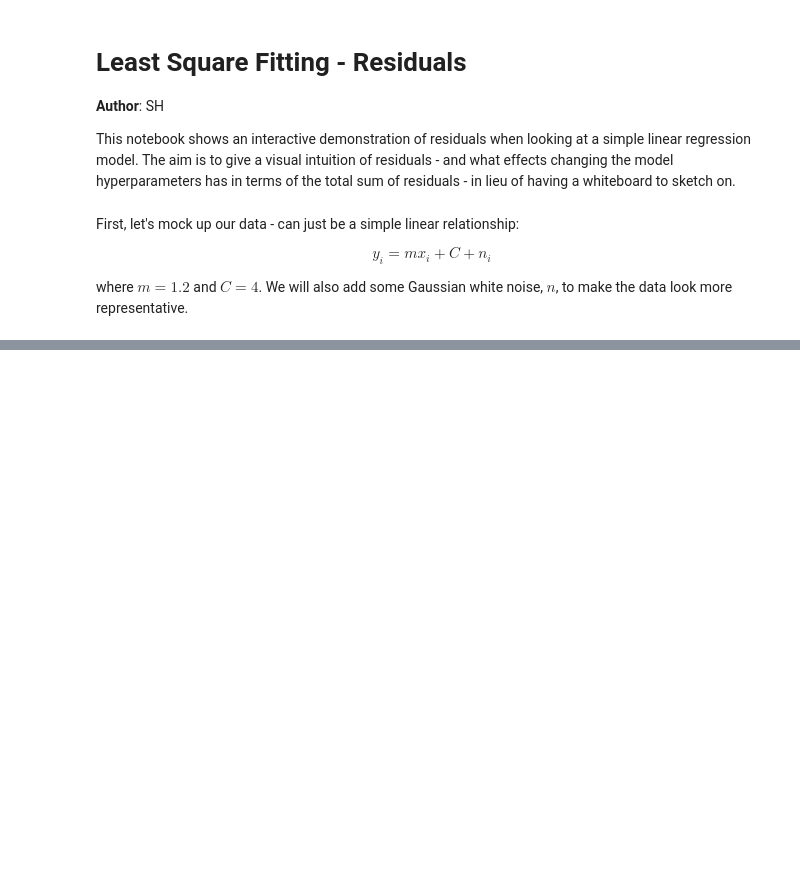
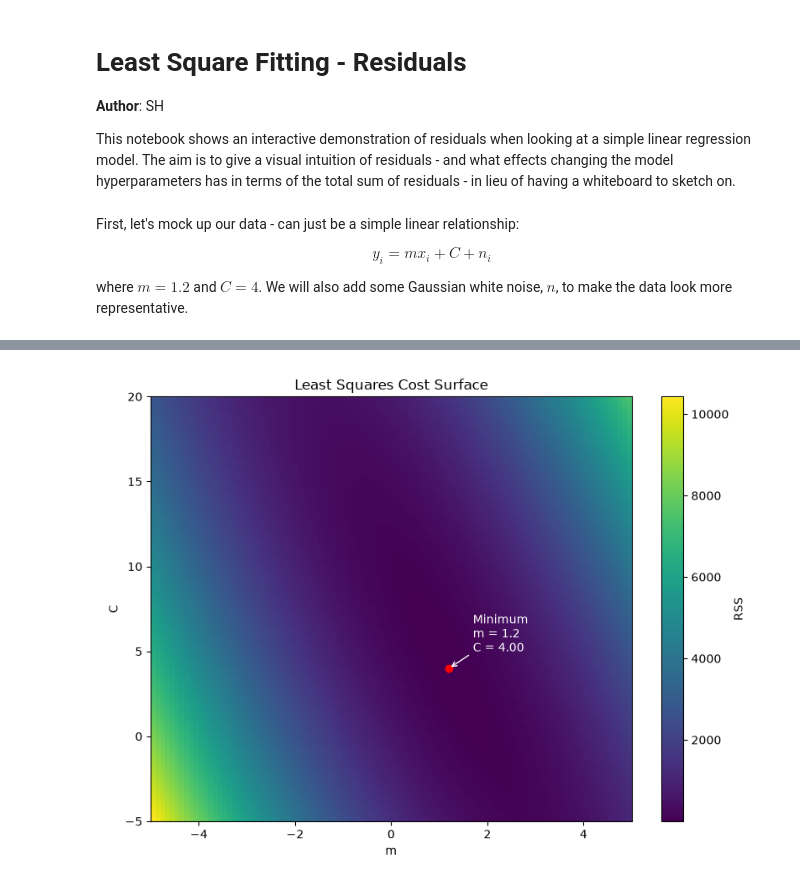
Before and after one commit to UltrasoundSam/residuals_demo, a Jupyter notebook: Residuals.ipynb, the cells around one changed output, grey strips where cells are left out. Saved outputs shown, nothing was run; the diff lists cells and outputs as text; code cells hidden in the pictures; blank space fills up the shorter version.

```diff
--- a/Residuals.ipynb
+++ b/Residuals.ipynb
@@ -108,0 +151,32 @@ RuntimeError: 'widget' is not a recognised GUI loop or backend name
+# %%
+# Creating figure
+fig3, ax3 = plt.subplots(figsize=(8,6))
+
+im = ax3.imshow(
+    RSS,
+    origin='lower',
+    aspect='auto',
+    extent=[
+        m_vals.min(),
+        m_vals.max(),
+        C_vals.min(),
+        C_vals.max()
+    ]
+)
+
+ax3.plot(m_opt, C_opt, 'ro', label='Optimal Fit')
+ax3.annotate(
+    f"Minimum\nm = {m_opt:.1f}\nC = {C_opt:.2f}",
+    xy=(m_opt, C_opt),
+    xytext=(m_opt + 0.5, C_opt + 1),
+    arrowprops=dict(arrowstyle='->', color='white'),
+    color="white"
+)
+
+fig3.colorbar(im, ax=ax3, label='RSS')
+ax3.set_xlabel('m')
+ax3.set_ylabel('C')
+ax3.set_title('Least Squares Cost Surface')
+fig3.tight_layout()
+# %% [output]
+[figure, added]
```
Also changed, not shown: parts of 5 cells of this notebook.
